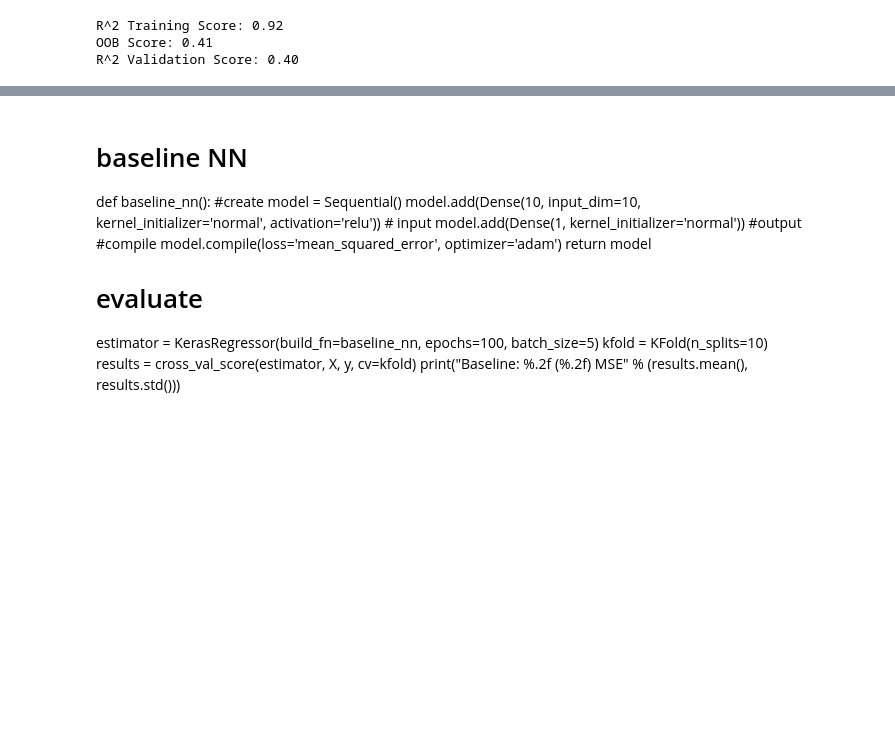
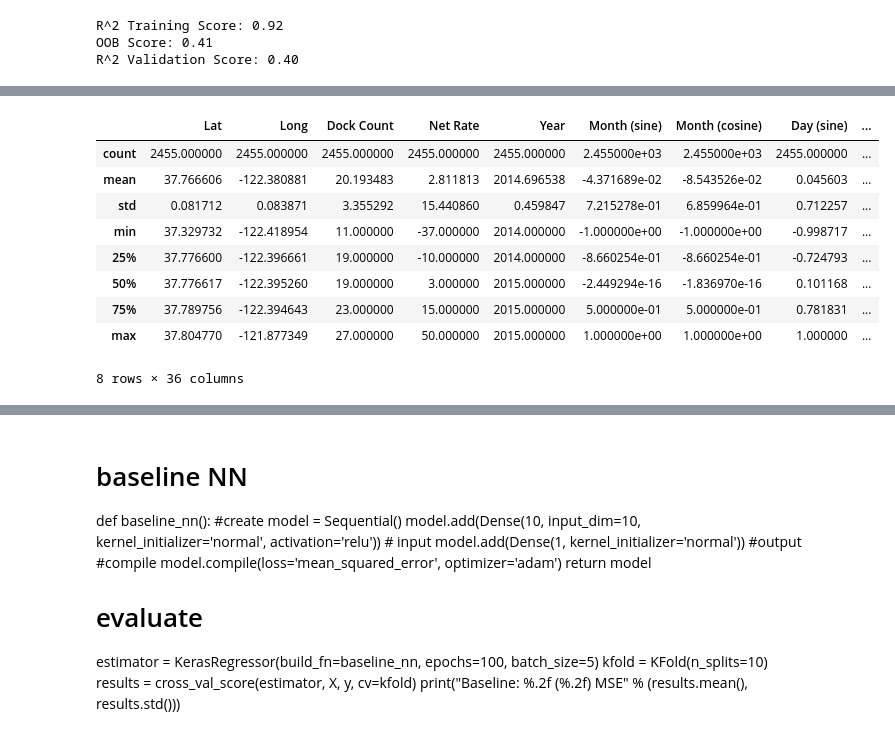
Before and after one commit to t-nel-95/codility-ml-test, a Jupyter notebook: Dataroots Codility Test.ipynb, the cells around one changed output, grey strips where cells are left out. Drawn from its saved outputs; the diff is of its cells as text; code cells hidden in the pictures; blank space fills up the shorter version.

```diff
--- a/Dataroots Codility Test.ipynb
+++ b/Dataroots Codility Test.ipynb
@@ -496,3 +499,16 @@ Name: Net Rate, Length: 85, dtype: int64
+# %%
+balanced_dataset.describe()
+# %% [output]
+|  | Lat | Long | Dock Count | Net Rate | Year | Month (sine) | Month (cosine) | Day (sine) | ... |
+| count | 2455.000000 | 2455.000000 | 2455.000000 | 2455.000000 | 2455.000000 | 2.455000e+03 | 2.455000e+03 | 2455.000000 | ... |
+| mean | 37.766606 | -122.380881 | 20.193483 | 2.811813 | 2014.696538 | -4.371689e-02 | -8.543526e-02 | 0.045603 | ... |
+| std | 0.081712 | 0.083871 | 3.355292 | 15.440860 | 0.459847 | 7.215278e-01 | 6.859964e-01 | 0.712257 | ... |
+| min | 37.329732 | -122.418954 | 11.000000 | -37.000000 | 2014.000000 | -1.000000e+00 | -1.000000e+00 | -0.998717 | ... |
+| 25% | 37.776600 | -122.396661 | 19.000000 | -10.000000 | 2014.000000 | -8.660254e-01 | -8.660254e-01 | -0.724793 | ... |
+| 50% | 37.776617 | -122.395260 | 19.000000 | 3.000000 | 2015.000000 | -2.449294e-16 | -1.836970e-16 | 0.101168 | ... |
+| 75% | 37.789756 | -122.394643 | 23.000000 | 15.000000 | 2015.000000 | 5.000000e-01 | 5.000000e-01 | 0.781831 | ... |
+| max | 37.804770 | -121.877349 | 27.000000 | 50.000000 | 2015.000000 | 1.000000e+00 | 1.000000e+00 | 1.000000 | ... |
+8 rows × 36 columns
 # %%
 X = balanced_dataset.drop(['Net Rate'], axis=1)
 y = balanced_dataset['Net Rate']
```
Also changed, not shown: parts of 9 cells of this notebook.
